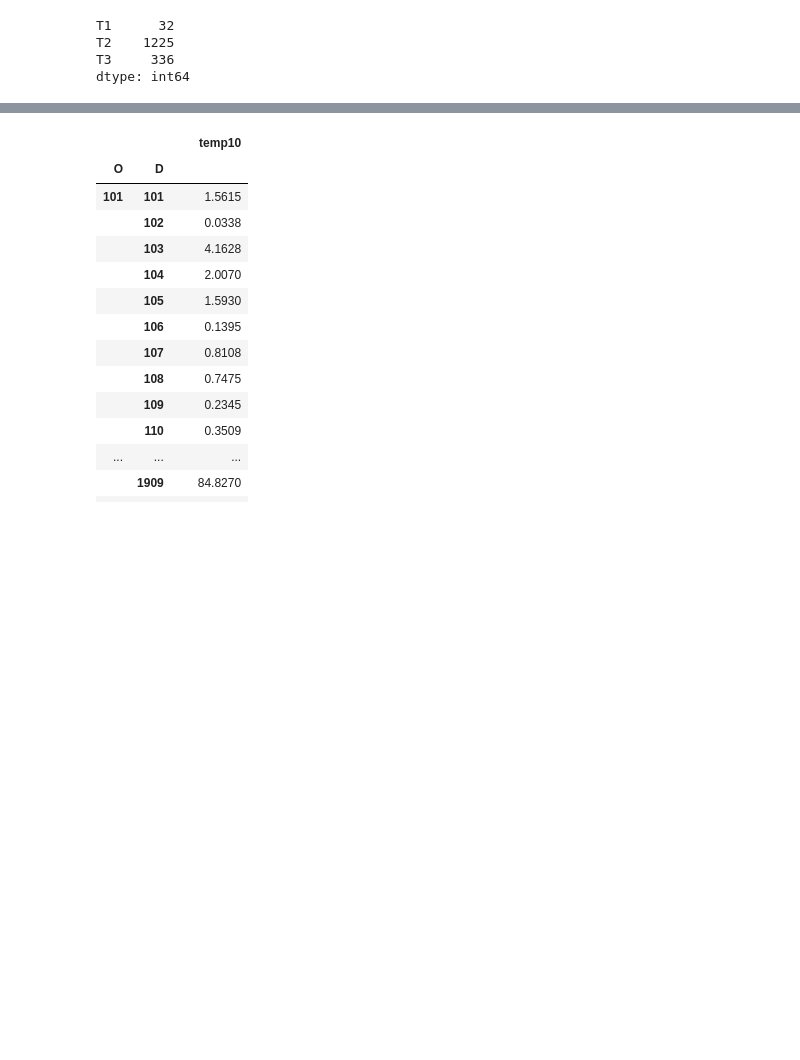
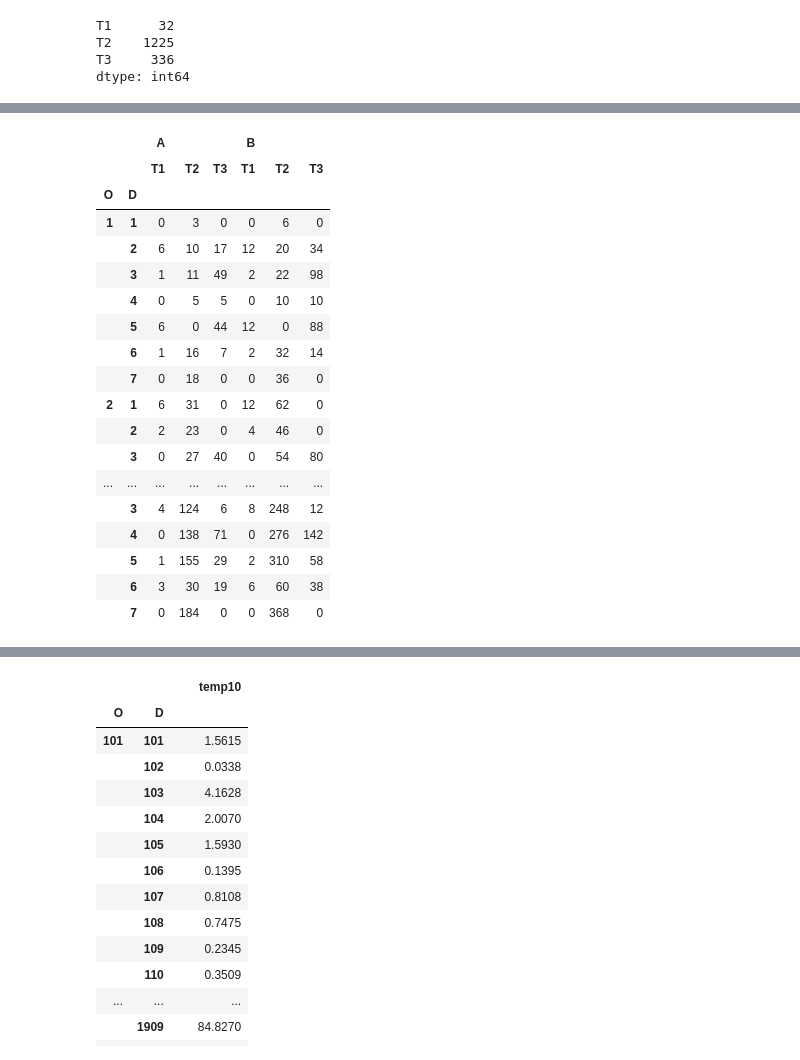
Before and after one commit to jabellcu/TPlanning_matrices, a Jupyter notebook: MatrixExamples.ipynb, the cells around one changed output, grey strips where cells are left out. Drawn from its saved outputs; the diff is of its cells as text; code cells hidden in the pictures; blank space fills up the shorter version.

```diff
--- a/MatrixExamples.ipynb
+++ b/MatrixExamples.ipynb
@@ -252 +279,25 @@ cost7
+# %%
+cost77 = pd.concat([cost7, cost7*2], axis=1)
+cost77.columns = pd.MultiIndex.from_product(['A B'.split(), cost7.columns])
+cost77
+# %% [output]
+|  |  | A |  |  | B |  |  |
+|  |  | T1 | T2 | T3 | T1 | T2 | T3 |
+| O | D |  |  |  |  |  |  |
+| 1 | 1 | 0 | 3 | 0 | 0 | 6 | 0 |
+|  | 2 | 6 | 10 | 17 | 12 | 20 | 34 |
+|  | 3 | 1 | 11 | 49 | 2 | 22 | 98 |
+|  | 4 | 0 | 5 | 5 | 0 | 10 | 10 |
+|  | 5 | 6 | 0 | 44 | 12 | 0 | 88 |
+|  | 6 | 1 | 16 | 7 | 2 | 32 | 14 |
+|  | 7 | 0 | 18 | 0 | 0 | 36 | 0 |
+| 2 | 1 | 6 | 31 | 0 | 12 | 62 | 0 |
+|  | 2 | 2 | 23 | 0 | 4 | 46 | 0 |
+|  | 3 | 0 | 27 | 40 | 0 | 54 | 80 |
+| ... | ... | ... | ... | ... | ... | ... | ... |
+|  | 3 | 4 | 124 | 6 | 8 | 248 | 12 |
+|  | 4 | 0 | 138 | 71 | 0 | 276 | 142 |
+|  | 5 | 1 | 155 | 29 | 2 | 310 | 58 |
+|  | 6 | 3 | 30 | 19 | 6 | 60 | 38 |
+|  | 7 | 0 | 184 | 0 | 0 | 368 | 0 |
 # %%
```
Also changed, not shown: parts of 6 cells of this notebook, 1 other file.
